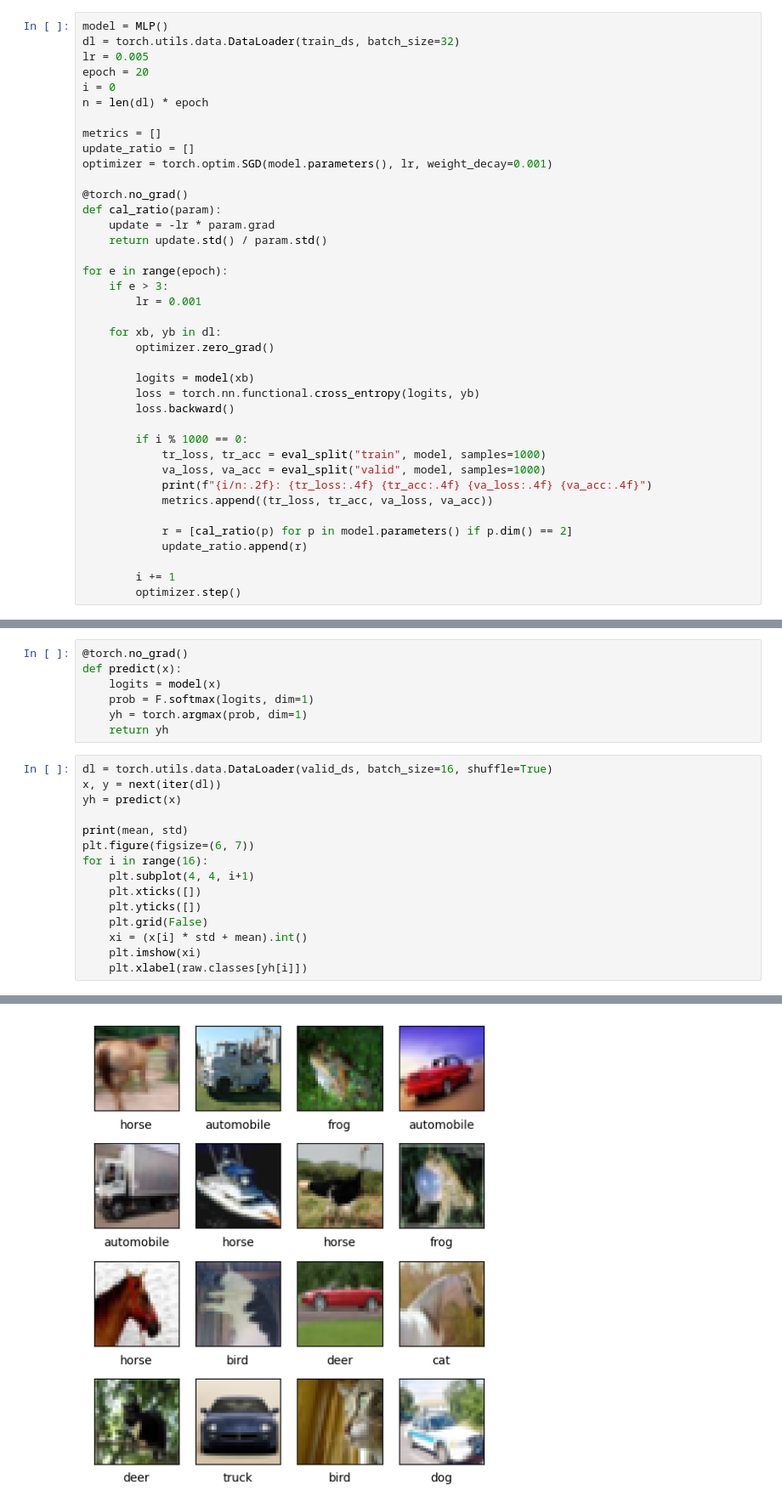
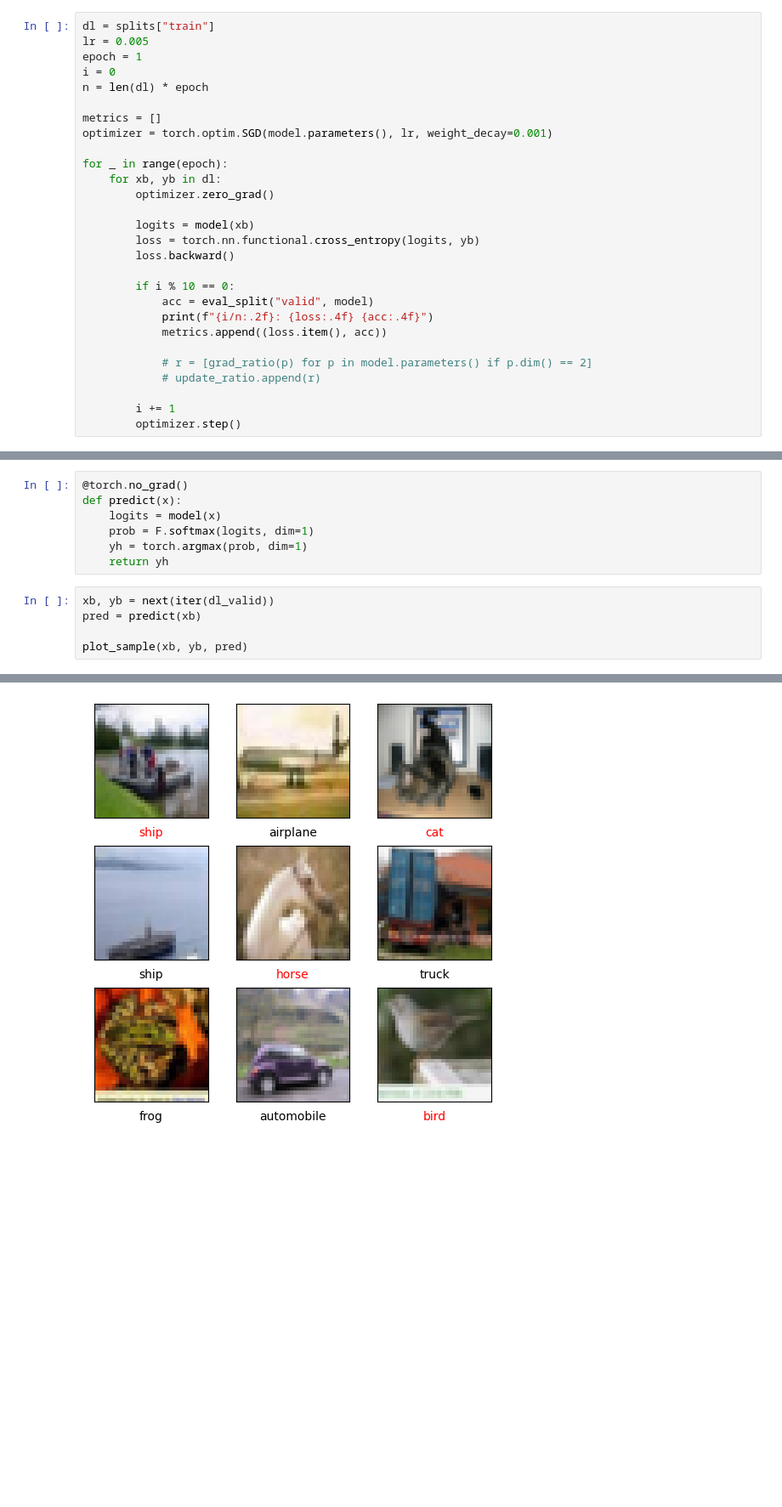
Before and after one commit to stkao05/cs231, a Jupyter notebook: experiments/cifar.ipynb, the cells around one changed output, grey strips where cells are left out. Shown at 85% size. Cells and saved outputs as stored; diff of their text form; blank space fills up the shorter version.

```diff
--- a/experiments/cifar.ipynb
+++ b/experiments/cifar.ipynb
@@ -250,24 +180,14 @@ plt.title('gradient distribution');
 # %%
-model = MLP()
-dl = torch.utils.data.DataLoader(train_ds, batch_size=32)
+dl = splits["train"]
 lr = 0.005
-epoch = 20
+epoch = 1
 i = 0
 n = len(dl) * epoch
 
 metrics = []
-update_ratio = []
 optimizer = torch.optim.SGD(model.parameters(), lr, weight_decay=0.001)
 
-@torch.no_grad()
-def cal_ratio(param):
-    update = -lr * param.grad
-    return update.std() / param.std()
-
-for e in range(epoch):
-    if e > 3:
-        lr = 0.001
-
+for _ in range(epoch):
     for xb, yb in dl:
         optimizer.zero_grad()
 
@@ -275,14 +195,13 @@ for e in range(epoch):
         loss = torch.nn.functional.cross_entropy(logits, yb)
         loss.backward()
 
-        if i % 1000 == 0:
-            tr_loss, tr_acc = eval_split("train", model, samples=1000)
-            va_loss, va_acc = eval_split("valid", model, samples=1000)
-            print(f"{i/n:.2f}: {tr_loss:.4f} {tr_acc:.4f} {va_loss:.4f} {va_acc:.4f}")
-            metrics.append((tr_loss, tr_acc, va_loss, va_acc))
+        if i % 10 == 0:
+            acc = eval_split("valid", model)
+            print(f"{i/n:.2f}: {loss:.4f} {acc:.4f}")
+            metrics.append((loss.item(), acc))
 
-            r = [cal_ratio(p) for p in model.parameters() if p.dim() == 2]
-            update_ratio.append(r)
+            # r = [grad_ratio(p) for p in model.parameters() if p.dim() == 2]
+            # update_ratio.append(r)
 
         i += 1
         optimizer.step()
@@ -332,18 +258,8 @@ def predict(x):
     yh = torch.argmax(prob, dim=1)
     return yh
 # %%
-dl = torch.utils.data.DataLoader(valid_ds, batch_size=16, shuffle=True)
-x, y = next(iter(dl))
-yh = predict(x)
+xb, yb = next(iter(dl_valid))
+pred = predict(xb)
 
-print(mean, std)
-plt.figure(figsize=(6, 7))
-for i in range(16):
-    plt.subplot(4, 4, i+1)
-    plt.xticks([])
-    plt.yticks([])
-    plt.grid(False)
-    xi = (x[i] * std + mean).int()
-    plt.imshow(xi)
-    plt.xlabel(raw.classes[yh[i]])
+plot_sample(xb, yb, pred)
 # %% [output]
@@ -351 +266 @@ tensor(120.6538) tensor(64.1936)
-[figure, old version]
+[figure, new version]
```
Also changed, not shown: parts of 17 cells of this notebook.
